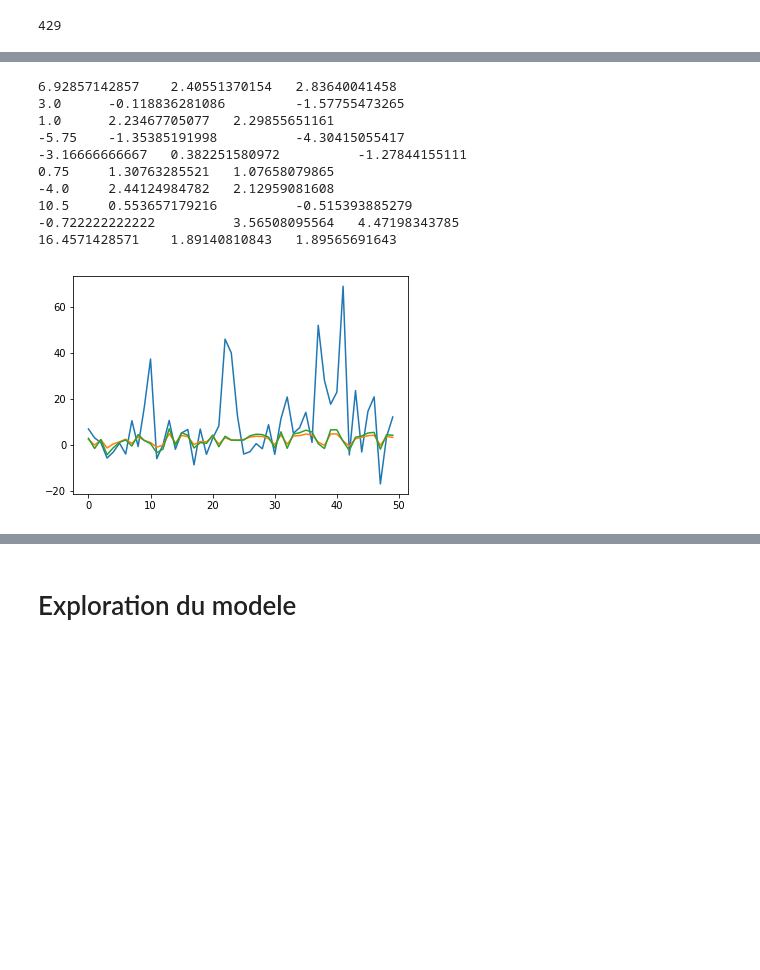
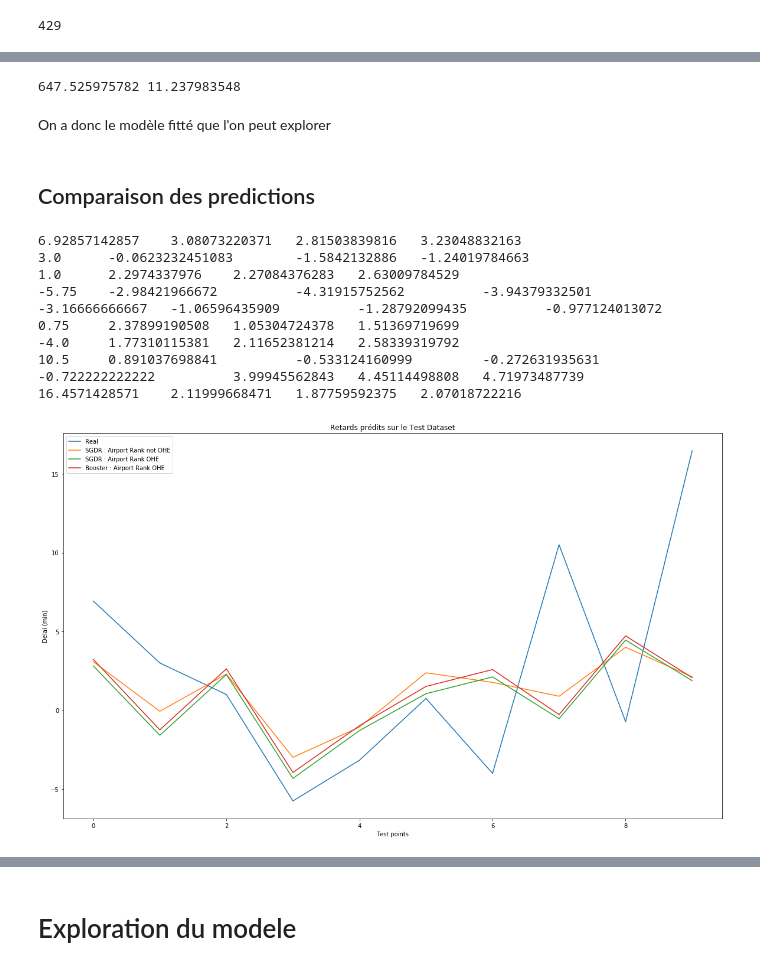
Before and after one commit to Coni63/OC_DS, a Jupyter notebook: P4/Model 2.ipynb, the cells around one changed output, grey strips where cells are left out. Saved outputs shown, nothing was run; the diff lists cells and outputs as text; code cells hidden in the pictures; blank space fills up the shorter version.

```diff
--- a/P4/Model 2.ipynb
+++ b/P4/Model 2.ipynb
@@ -111,5 +129,5 @@ SGD_Regressor ({'l1_ratio': 0.85, 'loss': 'huber', 'max_iter': 10, 'penalty': 'e
 # %%
-param = {'l1_ratio': 0.15, 'loss': 'huber', 'max_iter': 10, 'penalty': 'elasticnet'}
+param = {'loss': 'huber', 'max_iter': 10, 'penalty': None}
 model = SGDRegressor(**param)
 model.fit(X_train, y_train)
 
@@ -178,23 +241,51 @@ print(MSE, MAE)
+# %%
+final_param = {'base_estimator': SGDRegressor(alpha=0.0001, average=False, epsilon=0.1, eta0=0.01,
+               fit_intercept=True, l1_ratio=0.15, learning_rate='invscaling',
+               loss='huber', max_iter=10, n_iter=None, penalty=None, power_t=0.25,
+               random_state=None, shuffle=True, tol=None, verbose=0,
+               warm_start=False), 'loss': 'exponential', 'n_estimators': 5}
+
+booster = AdaBoostRegressor(**final_param)
+booster.fit(X_train_OHE, y_train_OHE)
+
+y_pred_OHE_booster = booster.predict(X_test_OHE)
+MSE = mean_squared_error(y_test_OHE, y_pred_OHE_booster)
+MAE = mean_absolute_error(y_test_OHE, y_pred_OHE_booster)
+
+print(MSE, MAE)
+# %% [output]
+647.525975782 11.237983548
+# %% [markdown]
+On a donc le modèle fitté que l'on peut explorer
+# %% [markdown]
+## Comparaison des predictions
 # %%
 start = 100
-for x, y, z in zip(y_test[start:start+10], y_pred[start:start+10], y_pred_OHE[start:start+10]):
-    print(x , "\t", y, "\t", z)
+for x, y, z, a in zip(y_test[start:start+10], y_pred[start:start+10], y_pred_OHE[start:start+10], y_pred_OHE_booster[start:start+10]):
+    print(x , "\t", y, "\t", z, "\t", a)
 # %% [output]
-6.92857142857    2.40551370154   2.83640041458
-3.0      -0.118836281086         -1.57755473265
-1.0      2.23467705077   2.29855651161
--5.75    -1.35385191998          -4.30415055417
--3.16666666667   0.382251580972          -1.27844155111
-0.75     1.30763285521   1.07658079865
--4.0     2.44124984782   2.12959081608
-10.5     0.553657179216          -0.515393885279
--0.722222222222          3.56508095564   4.47198343785
-16.4571428571    1.89140810843   1.89565691643
+6.92857142857    3.08073220371   2.81503839816   3.23048832163
+3.0      -0.0623232451083        -1.5842132886   -1.24019784663
+1.0      2.2974337976    2.27084376283   2.63009784529
+-5.75    -2.98421966672          -4.31915752562          -3.94379332501
+-3.16666666667   -1.06596435909          -1.28792099435          -0.977124013072
+0.75     2.37899190508   1.05304724378   1.51369719699
+-4.0     1.77310115381   2.11652381214   2.58339319792
+10.5     0.891037698841          -0.533124160999         -0.272631935631
+-0.722222222222          3.99945562843   4.45114498808   4.71973487739
+16.4571428571    2.11999668471   1.87759592375   2.07018722216
 # %%
-width = 50
-plt.plot(range(width), y_test[start:start+width])
-plt.plot(range(width), y_pred[start:start+width])
-plt.plot(range(width), y_pred_OHE[start:start+width])
+width = 10
+plt.figure(figsize=(20,12))
+plt.plot(range(width), y_test[start:start+width], label="Real")
+plt.plot(range(width), y_pred[start:start+width], label="SGDR : Airport Rank not OHE")
+plt.plot(range(width), y_pred_OHE[start:start+width], label="SGDR : Airport Rank OHE")
+plt.plot(range(width), y_pred_OHE_booster[start:start+width], label="Booster : Airport Rank OHE")
+plt.legend()
+plt.ylabel("Delai (min)")
+plt.xlabel("Test points")
+plt.title("Retards prédits sur le Test Dataset")
+plt.savefig("img/predict_zoom_in.png")
 plt.show()
 # %% [output]
-[figure, old version]
+[figure, new version]
```
Also changed, not shown: parts of 36 cells of this notebook, 14 other files.
